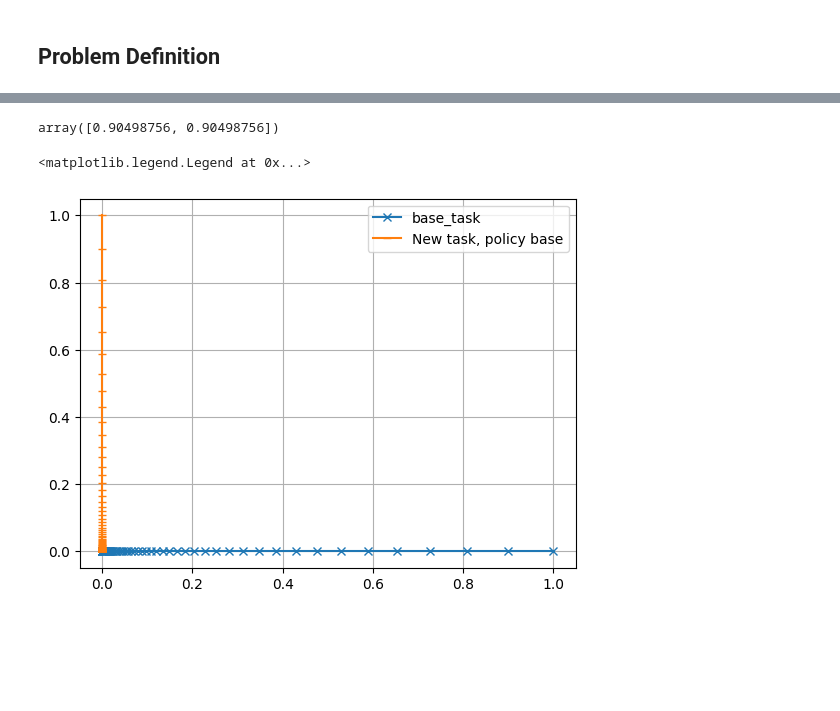
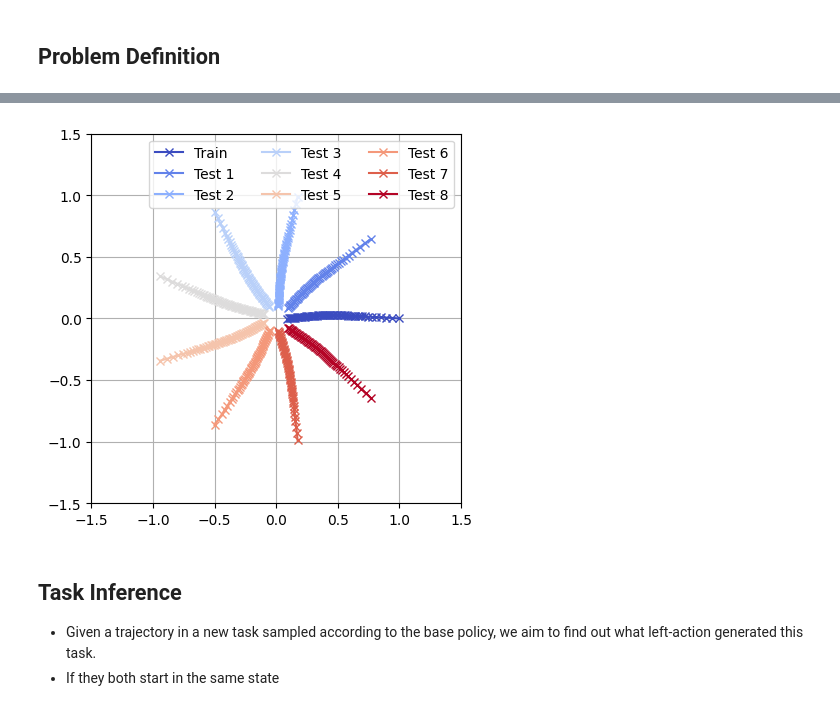
Before and after one commit to PaulNitschke/geo_meta_rl, a Jupyter notebook: task_inference.ipynb, the cells around one changed output, grey strips where cells are left out. Drawn from its saved outputs; the diff is of its cells as text; code cells hidden in the pictures; blank space fills up the shorter version.

```diff
--- a/task_inference.ipynb
+++ b/task_inference.ipynb
@@ -320,11 +266,0 @@ plt.legend()
-# %%
-traj_prime, controls_prime, costs_prime = task_1.sample_traj(policy=policy_star_base, T=TRAJ_LENGTH)
-
-theta = np.radians(_task_ms[1])
-rotation_matrix = np.array([[np.cos(theta), -np.sin(theta)],
-                            [np.sin(theta), np.cos(theta)]])
-
-s_0_prime = traj_prime[0,:]
-s_1_prime = traj_prime[1,:]
-
-a_0_prime = controls_prime[0,:]
@@ -351,12 +266,0 @@ array([-0.90498756,  0.90498756])
-# %%
-policy_star_base(s_0_prime)
-# %% [output]
-array([0.90498756, 0.90498756])
-# %%
-plt.plot(trajectory_base[:,0], trajectory_base[:,1,], label="base_task", marker="x")
-plt.plot(traj_prime[:,0], traj_prime[:,1,], label="New task, policy base", marker="_")
-plt.grid()
-plt.legend()
-# %% [output]
-<matplotlib.legend.Legend at 0x...>
-[figure, removed]
@@ -362,0 +321,23 @@ plt.legend()
+# %%
+cmap = plt.get_cmap('coolwarm')
+num_trajs = len(all_trajs_equ)
+
+for idx_traj, traj_task_equ in enumerate(all_trajs_equ):
+    if idx_traj == 0:
+        label="Train"
+    else:
+        label=f"Test {idx_traj}"
+    color = cmap(idx_traj / max(1, num_trajs - 1))
+    plt.plot(traj_task_equ[:,0], traj_task_equ[:,1], label=label, marker="x", color=color)
+    plt.xlim(-1.5, 1.5)
+plt.ylim(-1.5, 1.5)
+plt.legend(ncols=3)
+plt.gca().set_aspect('equal')
+plt.grid()
+# %% [output]
+[figure, added]
+# %% [markdown]
+## Task Inference
+
+- Given a trajectory in a new task sampled according to the base policy, we aim to find out what left-action generated this task.
+- If they both start in the same state
```
Also changed, not shown: parts of 23 cells of this notebook.
